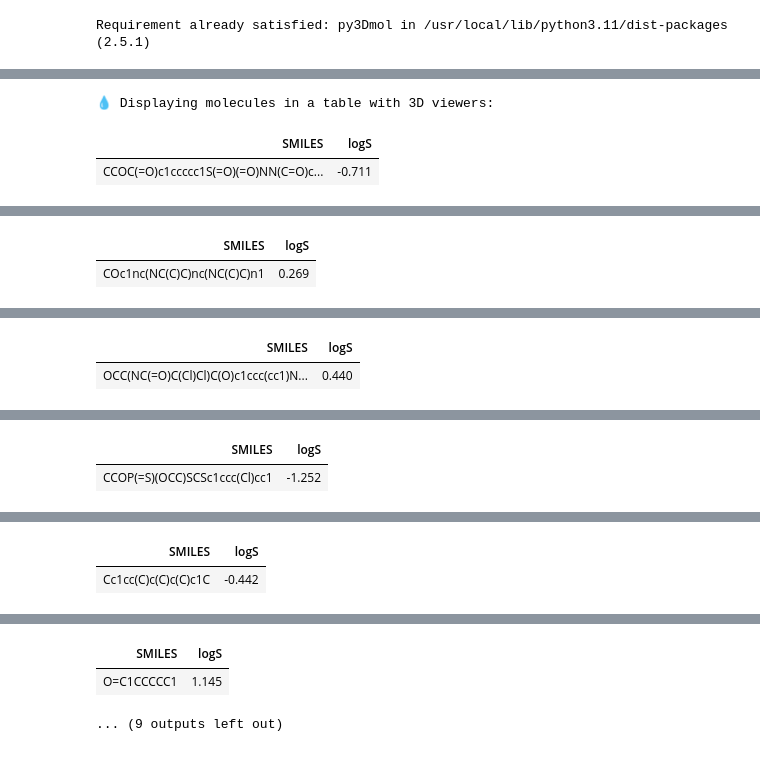
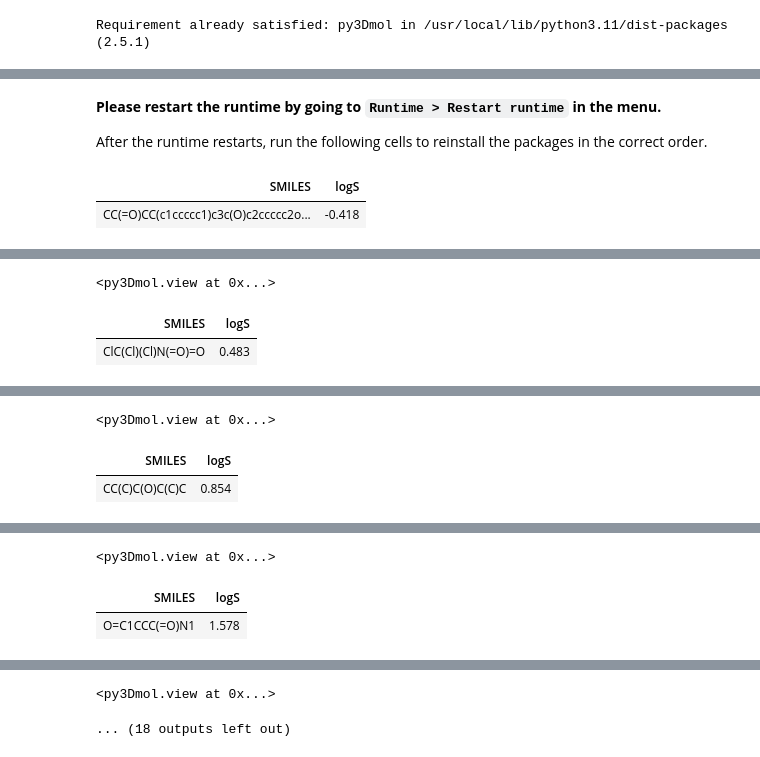
Before and after one commit to Abbessi-zouhour/drug_solubility, a Jupyter notebook: solubility3D.ipynb, the cells around one changed output, grey strips where cells are left out. Saved outputs shown, nothing was run; the diff lists cells and outputs as text; code cells hidden in the pictures.

```diff
--- a/solubility3D.ipynb
+++ b/solubility3D.ipynb
@@ -196,0 +223,4 @@ Test RMSE: 1.0130
+# %% [markdown]
+**Please restart the runtime by going to `Runtime > Restart runtime` in the menu.**
+
+After the runtime restarts, run the following cells to reinstall the packages in the correct order.
@@ -197,55 +250,31 @@ Test RMSE: 1.0130
 # %%
-# ------------------ 3D visualization for all molecules ------------------
-import py3Dmol
-from rdkit.Chem import AllChem
-
-def show_3d_structure(smiles, title="Molecule"):
-    mol = Chem.MolFromSmiles(smiles)
-    mol = Chem.AddHs(mol)
-    AllChem.EmbedMolecule(mol)
-    AllChem.UFFOptimizeMolecule(mol)
-    mb = Chem.MolToMolBlock(mol)
-
-    viewer = py3Dmol.view(width=400, height=300)
-    viewer.addModel(mb, "mol")
-    viewer.setStyle({'stick': {}})
-    viewer.setBackgroundColor('0xeeeeee')
-    viewer.zoomTo()
-    viewer.setTitle(title)
-    viewer.show()
-
-print("\n💧 Displaying molecules in a table with 3D viewers:")
-
 # Loop through first 10 molecules
 for i, smi in enumerate(train_esol_raw.ids[:10]):
-    # Get logS value
     label_val = train_esol_raw.y[i]
     if label_val is not None and hasattr(label_val, '__len__') and len(label_val) > 0:
         prop_str = f"{label_val[0]:.3f}"
     else:
         prop_str = "N/A"
 
     mol_title = f"Train molecule #{i+1}"
 
-    # Create a mini DataFrame for each row and display it
     df_row = pd.DataFrame([[smi, prop_str]], columns=["SMILES", "logS"])
     display(HTML(df_row.to_html(escape=False, index=False)))
 
-    # Display the 3D viewer right after
     show_3d_structure(smi, title=mol_title)
 # %% [output]
-💧 Displaying molecules in a table with 3D viewers:
 | SMILES | logS |
-| CCOC(=O)c1ccccc1S(=O)(=O)NN(C=O)c... | -0.711 |
+| CC(=O)CC(c1ccccc1)c3c(O)c2ccccc2o... | -0.418 |
 [interactive output not drawn]
+<py3Dmol.view at 0x...>
 | SMILES | logS |
-| COc1nc(NC(C)C)nc(NC(C)C)n1 | 0.269 |
+| ClC(Cl)(Cl)N(=O)=O | 0.483 |
 [interactive output not drawn]
+<py3Dmol.view at 0x...>
 | SMILES | logS |
-| OCC(NC(=O)C(Cl)Cl)C(O)c1ccc(cc1)N... | 0.440 |
+| CC(C)C(O)C(C)C | 0.854 |
 [interactive output not drawn]
+<py3Dmol.view at 0x...>
 | SMILES | logS |
-| CCOP(=S)(OCC)SCSc1ccc(Cl)cc1 | -1.252 |
+| O=C1CCC(=O)N1 | 1.578 |
 [interactive output not drawn]
-| SMILES | logS |
-| Cc1cc(C)c(C)c(C)c1C | -0.442 |
@@ -253,3 +281,2 @@ for i, smi in enumerate(train_esol_raw.ids[:10]):
-| SMILES | logS |
-| O=C1CCCCC1 | 1.145 |
-... (9 outputs left out)
+<py3Dmol.view at 0x...>
+... (18 outputs left out)
```
Also changed, not shown: parts of 4 cells of this notebook.
